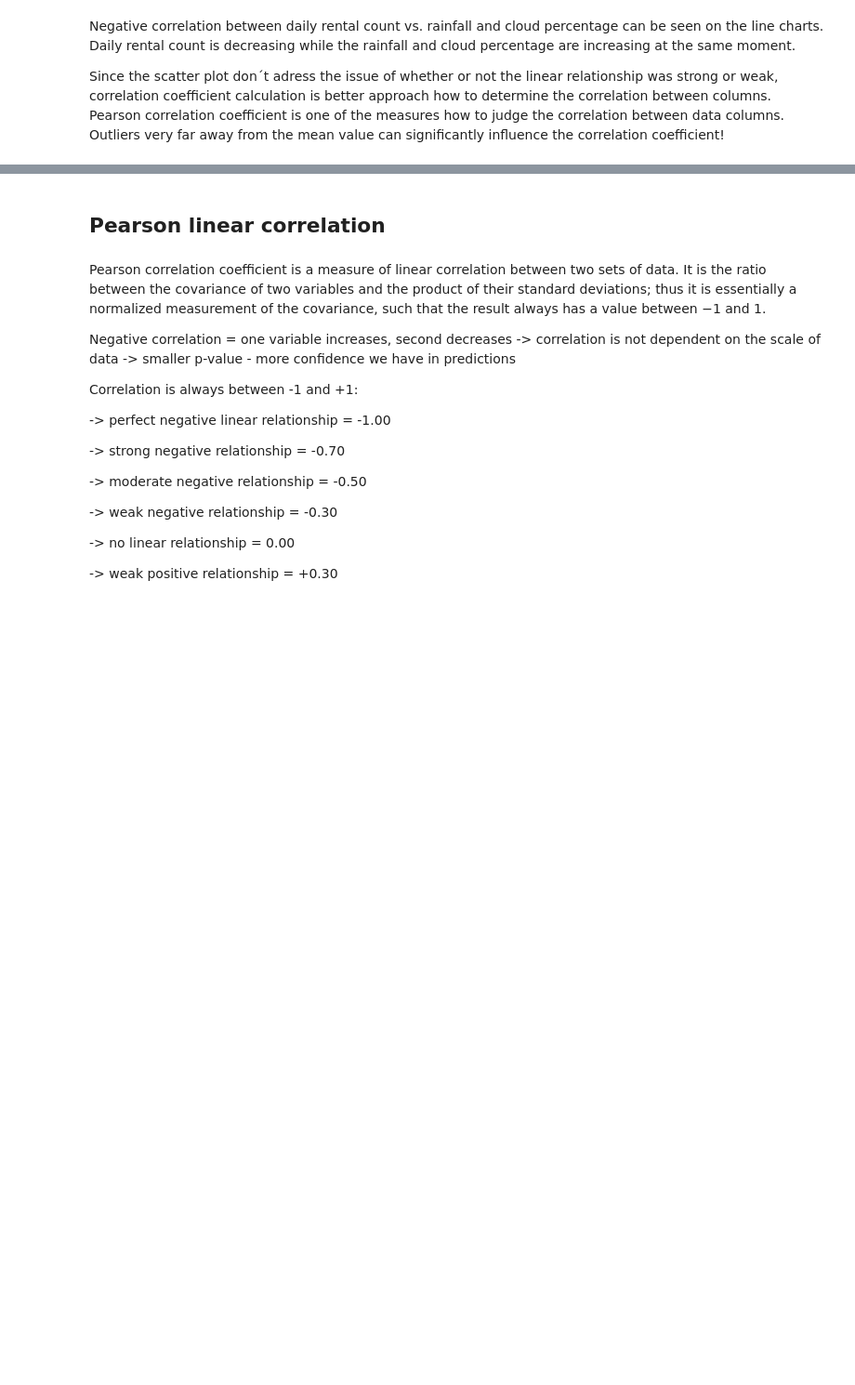
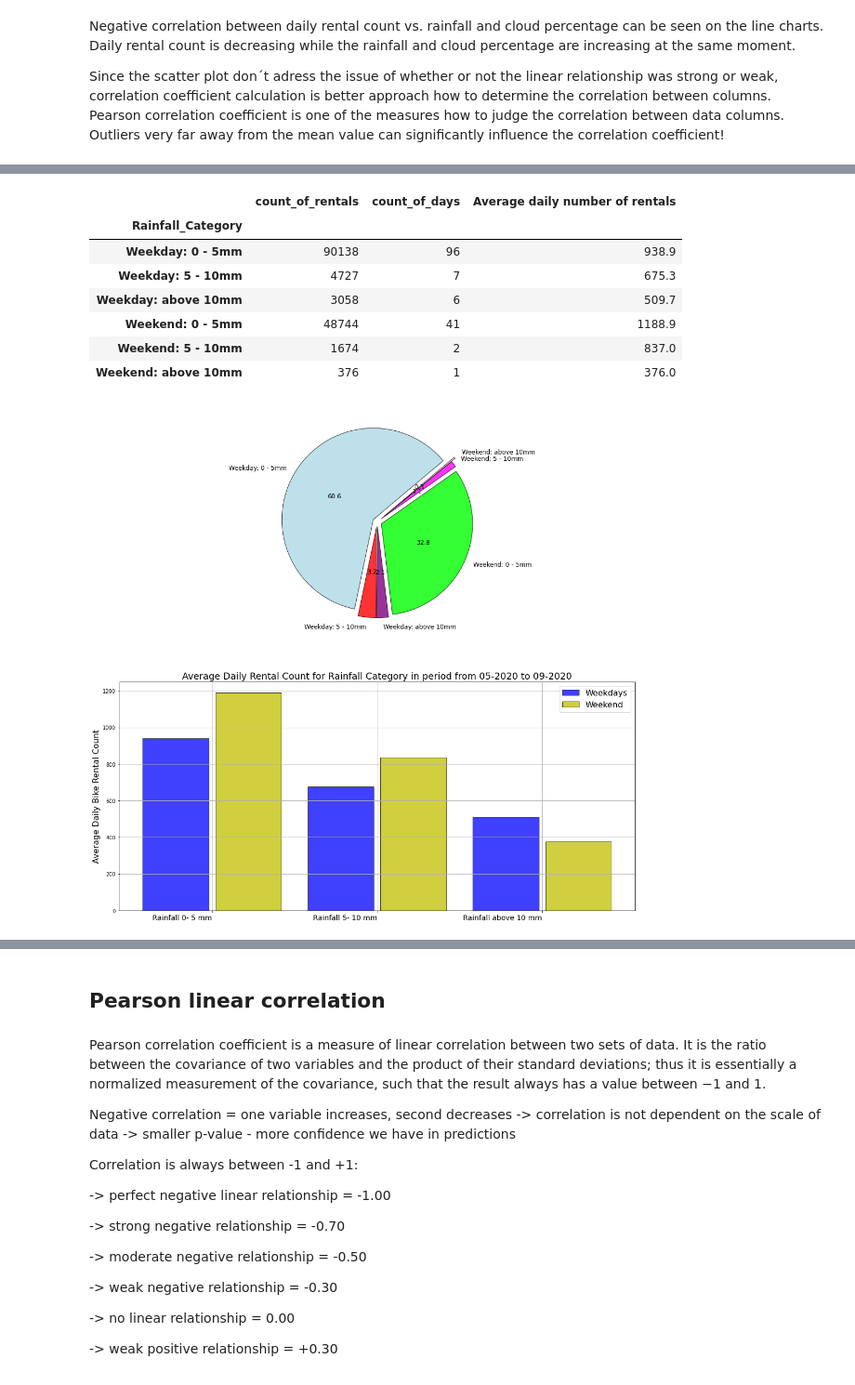
Before and after one commit to pvlasak/Engeto_Data_Academy_Python_Project, a Jupyter notebook: Engeto_Data_Academy_Python_Project.ipynb, the cells around one changed output, grey strips where cells are left out. Shown at 93% size. Drawn from its saved outputs; the diff is of its cells as text; code cells hidden in the pictures; blank space fills up the shorter version.

```diff
--- a/Engeto_Data_Academy_Python_Project.ipynb
+++ b/Engeto_Data_Academy_Python_Project.ipynb
@@ -686,0 +701,80 @@ Since the scatter plot don´t adress the issue of whether or not the linear rela
+# %%
+# Dataframe showing number of bike rentals for each day and sum of daily rainfall is joined for each day.
+#
+df_BiRe_Rain = (df1_lim.assign(count_of_rentals = 1).groupby('Start_Date').sum()[['count_of_rentals']]
+ .join(df_w_01.drop(df_w_01.query("time == '00:00' or time == '03:00' or time == '06:00' or time == '21:00'").index, axis=0).groupby('date')
+ .sum('Rain_in_mm')[['Rain_in_mm']])
+ .join(df1_lim[['Start_Date', 'Weekend']].drop_duplicates('Start_Date').set_index('Start_Date'))
+               )
+
+# Based on the amount of daily rainfall, dataframe rows are sorted into 6 categories
+#
+col_1 = 'Weekend'
+col_2 = 'Rain_in_mm'
+
+conditions = [(df_BiRe_Rain[col_1] == 'Weekend') & (df_BiRe_Rain[col_2] <= 5),
+               (df_BiRe_Rain[col_1] == 'Weekend') & ((df_BiRe_Rain[col_2] >5) & (df_BiRe_Rain[col_2] <10)),
+               (df_BiRe_Rain[col_1] == 'Weekend') & (df_BiRe_Rain[col_2] >= 10),
+               (df_BiRe_Rain[col_1] == 'Weekday') & (df_BiRe_Rain[col_2] <= 5),
+               (df_BiRe_Rain[col_1] == 'Weekday') & ((df_BiRe_Rain[col_2] >5) & (df_BiRe_Rain[col_2] <10)),
+               (df_BiRe_Rain[col_1] == 'Weekday') & (df_BiRe_Rain[col_2] >= 10)]
+choices = (["Weekend: 0 - 5mm", "Weekend: 5 - 10mm", "Weekend: above 10mm",
+           "Weekday: 0 - 5mm", "Weekday: 5 - 10mm", "Weekday: above 10mm"])
+
+df_BiRe_Rain_Cat = df_BiRe_Rain.assign(Rainfall_Category = np.select(conditions, choices, default = np.nan))
+
+
+# Dataframe is grouped by Rainfall category and total number of rentals and days is summed.
+#
+df_BiRe_Rain_Cat['count_of_days'] = 1
+df_BiRe_Rain_Cat = df_BiRe_Rain_Cat.groupby('Rainfall_Category').sum()[['count_of_rentals','count_of_days']]
+df_BiRe_Rain_Cat['Average daily number of rentals'] = np.round(df_BiRe_Rain_Cat['count_of_rentals'] / df_BiRe_Rain_Cat['count_of_days'], 1)
+
+
+# Numpy array for Pie chart are specified.
+#
+number_of_rentals = df_BiRe_Rain_Cat['count_of_rentals'].values.flatten()
+rainfall_amount = np.array(list(df_BiRe_Rain_Cat.index))
+
+
+fig, axes = plt.subplots(2,1, figsize=(18,18));
+(ax1,ax2) = axes;
+colors = ['lightblue', 'red', 'purple', 'lime', 'magenta', 'pink']
+ax1.pie(number_of_rentals, labels = rainfall_amount, colors=colors,
+       explode=np.concatenate([np.repeat(0.05, len(number_of_rentals)-1), np.array([0.1])]),
+       autopct='%.1f',
+       pctdistance=0.5,
+       wedgeprops={'edgecolor': 'black', 'alpha': 0.8},
+       textprops={'fontsize':12.0},
+       startangle=40
+   );
+
+
+# Arrays for vertical bar chart showing an average daily number of rentals.
+#
+arr_BiRe_Rain_Cat_Weekday = df_BiRe_Rain_Cat.iloc[:3,-1:].values.flatten()
+arr_BiRe_Rain_Cat_Weekend = df_BiRe_Rain_Cat.iloc[3:6, -1:].values.flatten()
+
+width = 0.4
+xlabels =  np.array(['Rainfall 0- 5 mm', 'Rainfall 5- 10 mm', 'Rainfall above 10 mm'])
+xaxis = np.arange(len(xlabels))
+ax2.bar(xaxis - width/2 - 0.02, arr_BiRe_Rain_Cat_Weekday, width= width, label='Weekdays', color = 'b', edgecolor='black', alpha = 0.75);
+ax2.bar(xaxis + width/2 + 0.02, arr_BiRe_Rain_Cat_Weekend, width= width, label='Weekend', color = 'y', edgecolor='black', alpha = 0.75);
+ax2.set_title('Average Daily Rental Count for Rainfall Category in period from 05-2020 to 09-2020', fontsize = 18);
+ax2.set_ylabel('Average Daily Bike Rental Count', fontsize = 16);
+ax2.set_xticks(xaxis);
+ax2.set_xticklabels(xlabels, rotation=0, ha='right', fontsize = 14);
+ax2.grid()
+ax2.legend(fontsize = 16);
+
+df_BiRe_Rain_Cat
+# %% [output]
+|  | count_of_rentals | count_of_days | Average daily number of rentals |
+| Rainfall_Category |  |  |  |
+| Weekday: 0 - 5mm | 90138 | 96 | 938.9 |
+| Weekday: 5 - 10mm | 4727 | 7 | 675.3 |
+| Weekday: above 10mm | 3058 | 6 | 509.7 |
+| Weekend: 0 - 5mm | 48744 | 41 | 1188.9 |
+| Weekend: 5 - 10mm | 1674 | 2 | 837.0 |
+| Weekend: above 10mm | 376 | 1 | 376.0 |
+[figure, added]
```
Also changed, not shown: parts of 6 cells of this notebook, 2 other files.
